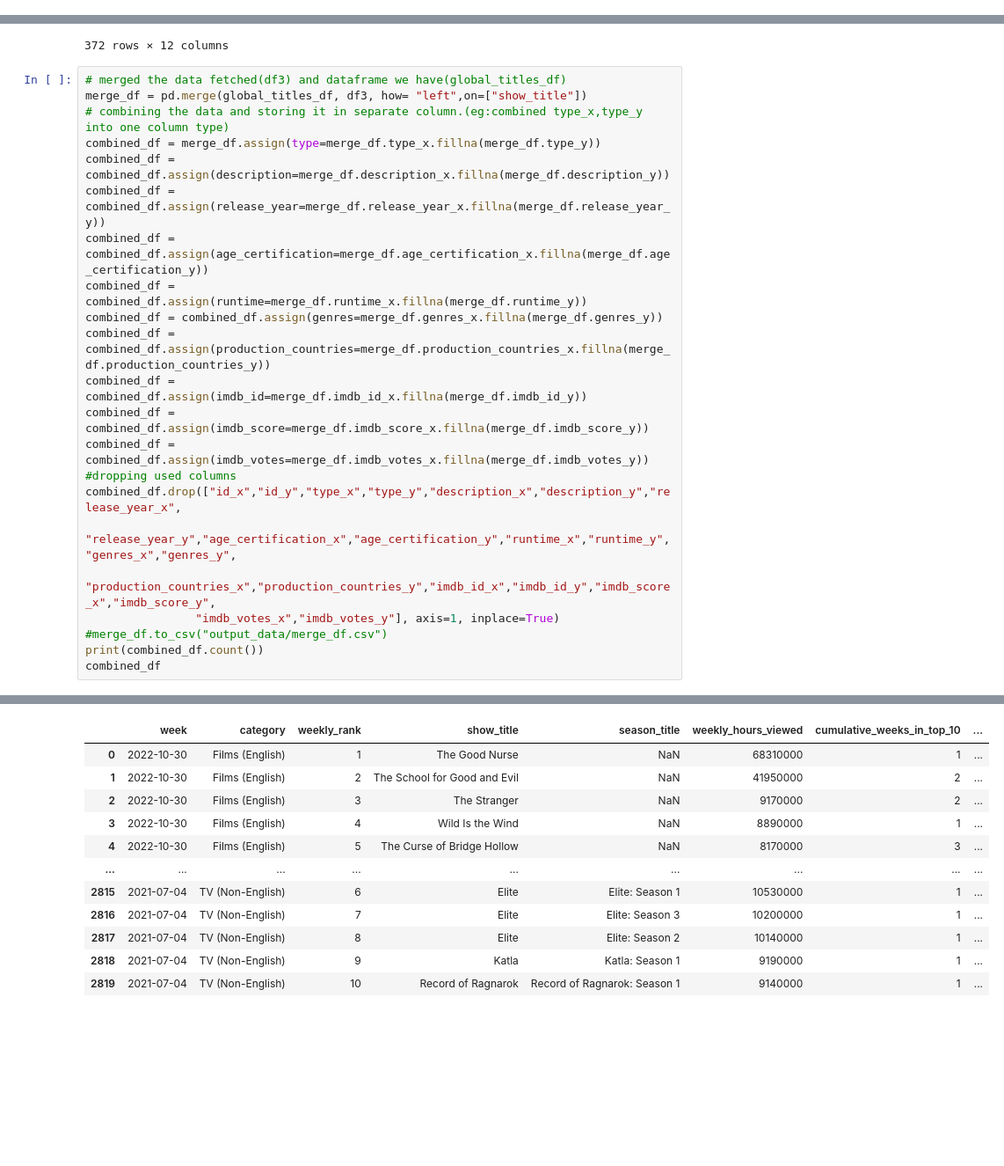
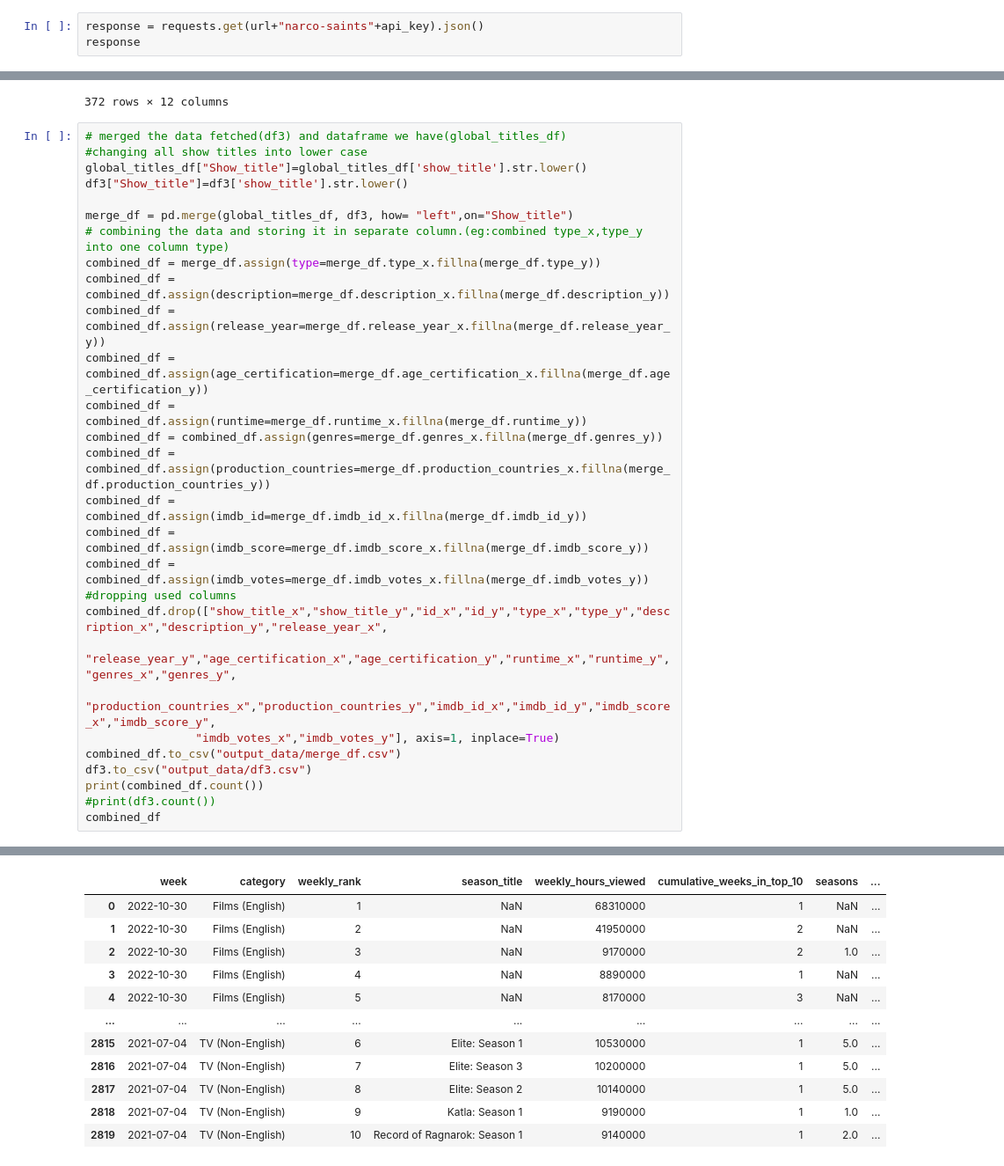
Before and after one commit to EdithLotterman/Project-1-Team-8, a Jupyter notebook: netflix_project.ipynb, the cells around one changed output, grey strips where cells are left out. Shown at 88% size. Saved outputs shown, nothing was run; the diff lists cells and outputs as text; blank space fills up the shorter version.

```diff
--- a/netflix_project.ipynb
+++ b/netflix_project.ipynb
@@ -55,3 +55,6 @@ movies_list = df1.unique().tolist()
 len(movies_list)
 # %% [output]
 418
+# %%
+response = requests.get(url+"narco-saints"+api_key).json()
+response
@@ -94,7 +115,11 @@ df3
 372 rows × 12 columns
 # %%
 # merged the data fetched(df3) and dataframe we have(global_titles_df)
-merge_df = pd.merge(global_titles_df, df3, how= "left",on=["show_title"])
+#changing all show titles into lower case
+global_titles_df["Show_title"]=global_titles_df['show_title'].str.lower()
+df3["Show_title"]=df3['show_title'].str.lower()
+
+merge_df = pd.merge(global_titles_df, df3, how= "left",on="Show_title")
 # combining the data and storing it in separate column.(eg:combined type_x,type_y into one column type)
 combined_df = merge_df.assign(type=merge_df.type_x.fillna(merge_df.type_y))
 combined_df = combined_df.assign(description=merge_df.description_x.fillna(merge_df.description_y))
@@ -107,12 +132,14 @@ combined_df = combined_df.assign(imdb_id=merge_df.imdb_id_x.fillna(merge_df.imdb
 combined_df = combined_df.assign(imdb_score=merge_df.imdb_score_x.fillna(merge_df.imdb_score_y))
 combined_df = combined_df.assign(imdb_votes=merge_df.imdb_votes_x.fillna(merge_df.imdb_votes_y))
 #dropping used columns
-combined_df.drop(["id_x","id_y","type_x","type_y","description_x","description_y","release_year_x",
+combined_df.drop(["show_title_x","show_title_y","id_x","id_y","type_x","type_y","description_x","description_y","release_year_x",
                 "release_year_y","age_certification_x","age_certification_y","runtime_x","runtime_y","genres_x","genres_y",
                 "production_countries_x","production_countries_y","imdb_id_x","imdb_id_y","imdb_score_x","imdb_score_y",
                 "imdb_votes_x","imdb_votes_y"], axis=1, inplace=True)
-#merge_df.to_csv("output_data/merge_df.csv")
+combined_df.to_csv("output_data/merge_df.csv")
+df3.to_csv("output_data/df3.csv")
 print(combined_df.count())
+#print(df3.count())
 combined_df
 # %% [output]
 week                          2820
@@ -136,14 +163,14 @@ imdb_votes                    2568
 dtype: int64
-|  | week | category | weekly_rank | show_title | season_title | weekly_hours_viewed | cumulative_weeks_in_top_10 | ... |
-| 0 | 2022-10-30 | Films (English) | 1 | The Good Nurse | NaN | 68310000 | 1 | ... |
-| 1 | 2022-10-30 | Films (English) | 2 | The School for Good and Evil | NaN | 41950000 | 2 | ... |
-| 2 | 2022-10-30 | Films (English) | 3 | The Stranger | NaN | 9170000 | 2 | ... |
-| 3 | 2022-10-30 | Films (English) | 4 | Wild Is the Wind | NaN | 8890000 | 1 | ... |
-| 4 | 2022-10-30 | Films (English) | 5 | The Curse of Bridge Hollow | NaN | 8170000 | 3 | ... |
+|  | week | category | weekly_rank | season_title | weekly_hours_viewed | cumulative_weeks_in_top_10 | seasons | ... |
+| 0 | 2022-10-30 | Films (English) | 1 | NaN | 68310000 | 1 | NaN | ... |
+| 1 | 2022-10-30 | Films (English) | 2 | NaN | 41950000 | 2 | NaN | ... |
+| 2 | 2022-10-30 | Films (English) | 3 | NaN | 9170000 | 2 | 1.0 | ... |
+| 3 | 2022-10-30 | Films (English) | 4 | NaN | 8890000 | 1 | NaN | ... |
+| 4 | 2022-10-30 | Films (English) | 5 | NaN | 8170000 | 3 | NaN | ... |
 | ... | ... | ... | ... | ... | ... | ... | ... | ... |
-| 2815 | 2021-07-04 | TV (Non-English) | 6 | Elite | Elite: Season 1 | 10530000 | 1 | ... |
-| 2816 | 2021-07-04 | TV (Non-English) | 7 | Elite | Elite: Season 3 | 10200000 | 1 | ... |
-| 2817 | 2021-07-04 | TV (Non-English) | 8 | Elite | Elite: Season 2 | 10140000 | 1 | ... |
-| 2818 | 2021-07-04 | TV (Non-English) | 9 | Katla | Katla: Season 1 | 9190000 | 1 | ... |
-| 2819 | 2021-07-04 | TV (Non-English) | 10 | Record of Ragnarok | Record of Ragnarok: Season 1 | 9140000 | 1 | ... |
+| 2815 | 2021-07-04 | TV (Non-English) | 6 | Elite: Season 1 | 10530000 | 1 | 5.0 | ... |
+| 2816 | 2021-07-04 | TV (Non-English) | 7 | Elite: Season 3 | 10200000 | 1 | 5.0 | ... |
+| 2817 | 2021-07-04 | TV (Non-English) | 8 | Elite: Season 2 | 10140000 | 1 | 5.0 | ... |
+| 2818 | 2021-07-04 | TV (Non-English) | 9 | Katla: Season 1 | 9190000 | 1 | 1.0 | ... |
+| 2819 | 2021-07-04 | TV (Non-English) | 10 | Record of Ragnarok: Season 1 | 9140000 | 1 | 2.0 | ... |
 2820 rows × 18 columns
```
Also changed, not shown: parts of 2 cells of this notebook, 2 other files.
